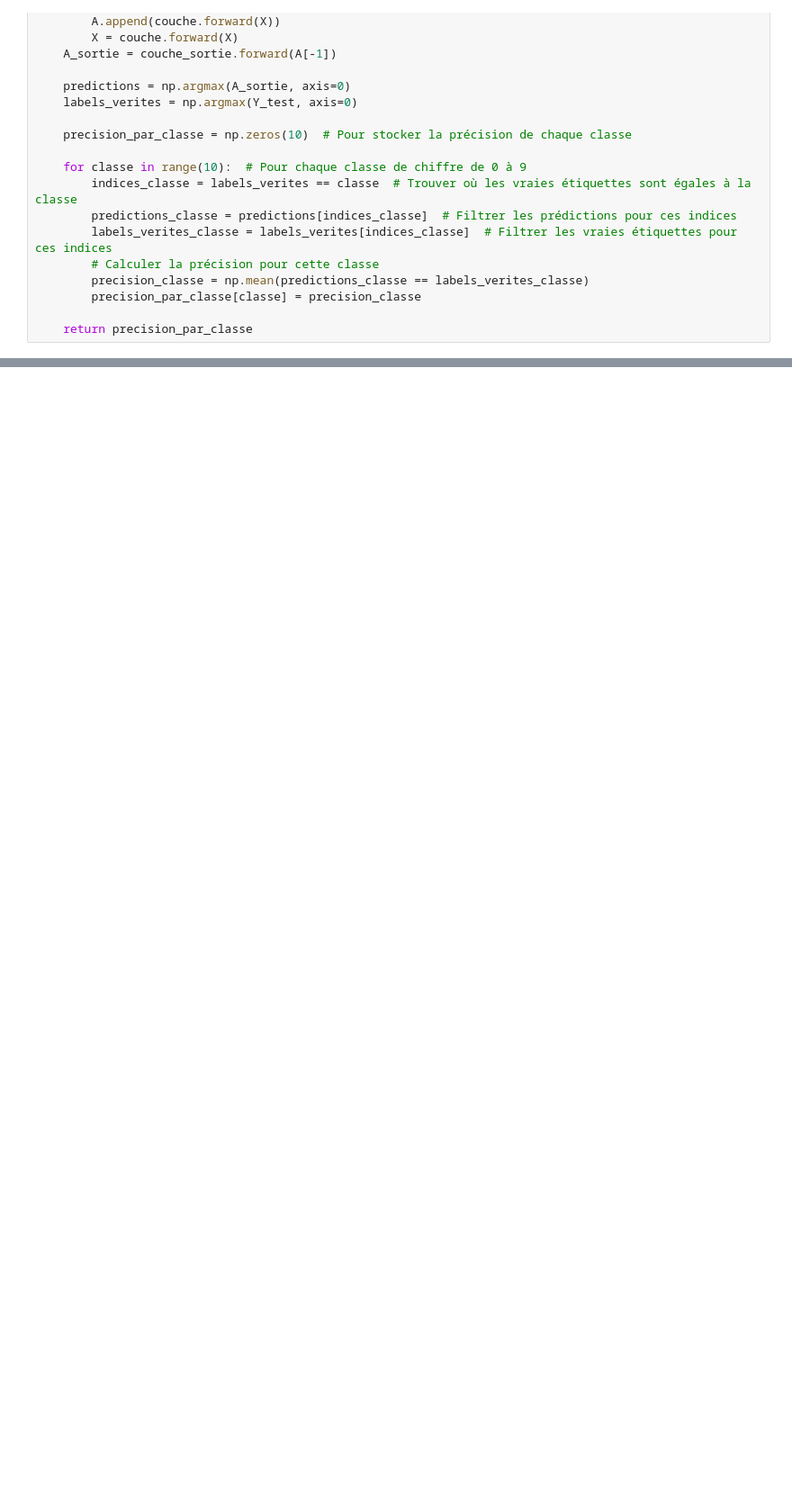
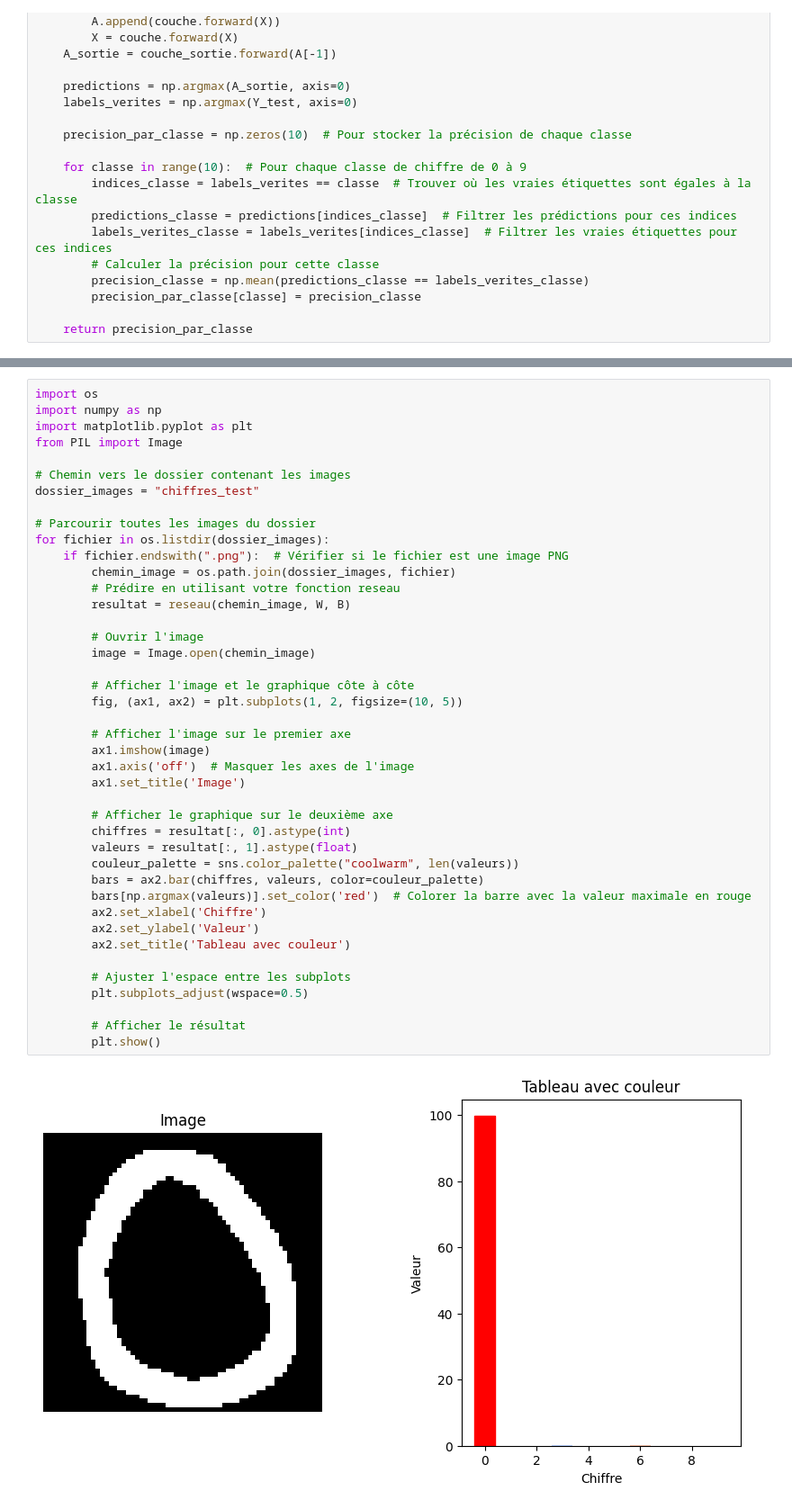
Before and after one commit to jbaleydier/PTUT_2024, a Jupyter notebook: Code_final.ipynb, the cells around one changed output, grey strips where cells are left out. Shown: that part at 90% size. Drawn from its saved outputs; the diff is of its cells as text; blank space fills up the shorter version.

```diff
--- a/Code_final.ipynb
+++ b/Code_final.ipynb
@@ -320,0 +323,44 @@ afficher_tableau_avec_couleur(resultat)
+# %%
+import os
+import numpy as np
+import matplotlib.pyplot as plt
+from PIL import Image
+
+# Chemin vers le dossier contenant les images
+dossier_images = "chiffres_test"
+
+# Parcourir toutes les images du dossier
+for fichier in os.listdir(dossier_images):
+    if fichier.endswith(".png"):  # Vérifier si le fichier est une image PNG
+        chemin_image = os.path.join(dossier_images, fichier)
+        # Prédire en utilisant votre fonction reseau
+        resultat = reseau(chemin_image, W, B)
+
+        # Ouvrir l'image
+        image = Image.open(chemin_image)
+
+        # Afficher l'image et le graphique côte à côte
+        fig, (ax1, ax2) = plt.subplots(1, 2, figsize=(10, 5))
+
+        # Afficher l'image sur le premier axe
+        ax1.imshow(image)
+        ax1.axis('off')  # Masquer les axes de l'image
+        ax1.set_title('Image')
+
+        # Afficher le graphique sur le deuxième axe
+        chiffres = resultat[:, 0].astype(int)
+        valeurs = resultat[:, 1].astype(float)
+        couleur_palette = sns.color_palette("coolwarm", len(valeurs))
+        bars = ax2.bar(chiffres, valeurs, color=couleur_palette)
+        bars[np.argmax(valeurs)].set_color('red')  # Colorer la barre avec la valeur maximale en rouge
+        ax2.set_xlabel('Chiffre')
+        ax2.set_ylabel('Valeur')
+        ax2.set_title('Tableau avec couleur')
+
+        # Ajuster l'espace entre les subplots
+        plt.subplots_adjust(wspace=0.5)
+
+        # Afficher le résultat
+        plt.show()
+# %% [output]
+[figure, added]
```
Also changed, not shown: parts of 10 cells of this notebook, 1 other file.
